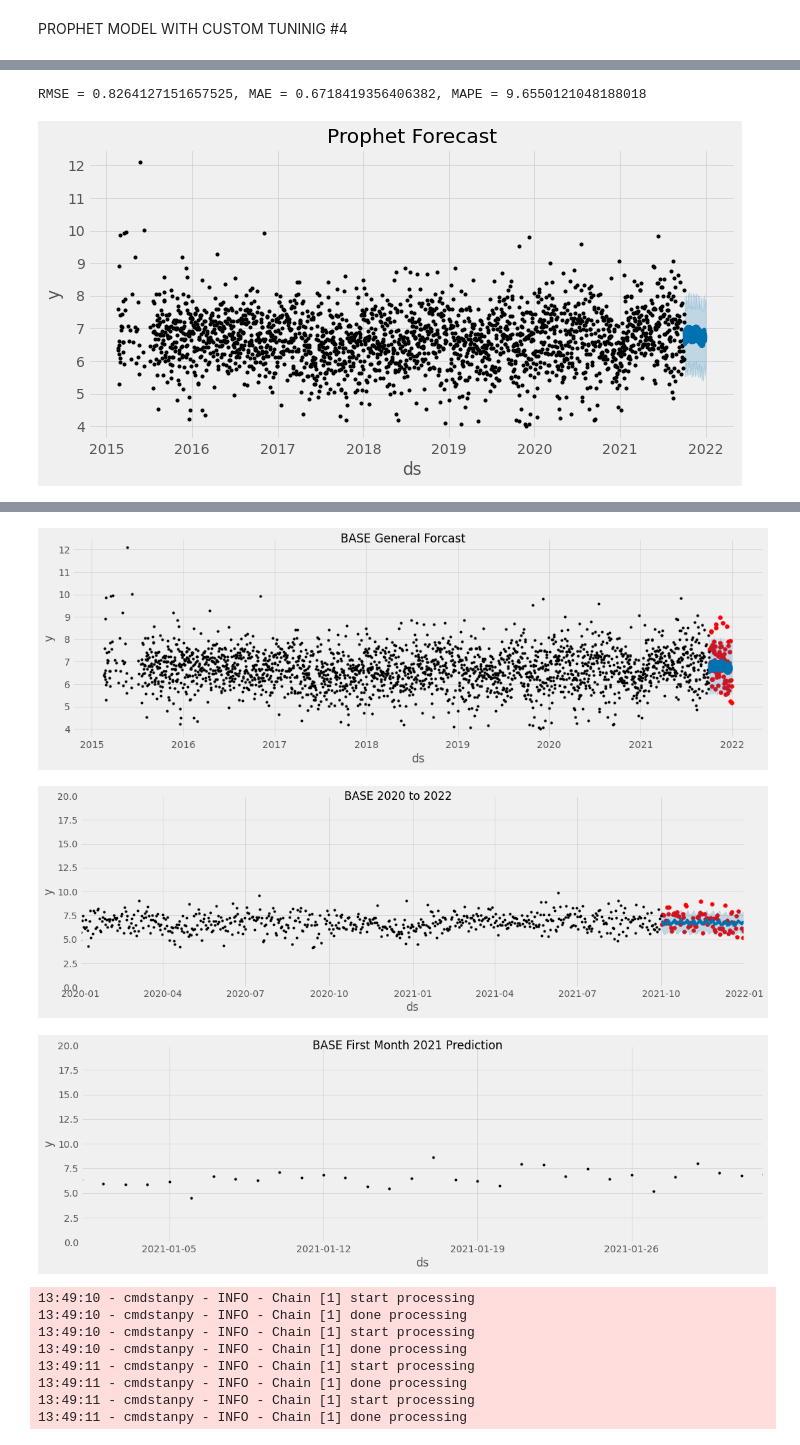
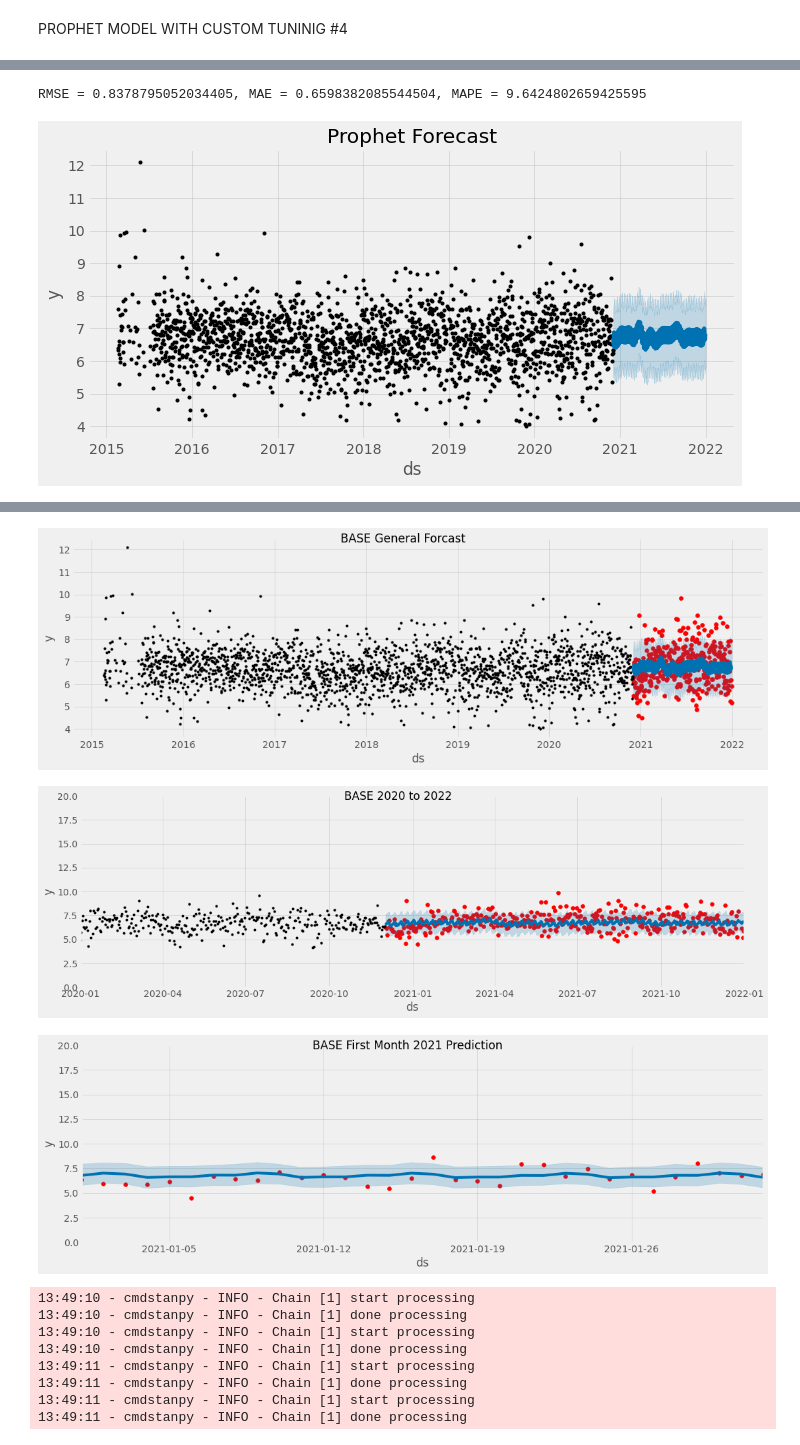
Before and after one commit to patrickmcalinden/kaggle_ml_sleep, a Jupyter notebook: kaggle_ml_sleep.ipynb, the cells around one changed output, grey strips where cells are left out. Saved outputs shown, nothing was run; the diff lists cells and outputs as text; code cells hidden in the pictures.

```diff
--- a/kaggle_ml_sleep.ipynb
+++ b/kaggle_ml_sleep.ipynb
@@ -372,7 +379,7 @@ PROPHET MODEL WITH CUSTOM TUNINIG #4
 from prophet import Prophet
 import datetime
 
-split_date_2 = '01-OCT-2021'
+split_date_2 = '01-DEC-2020'
 data_train_2 = base_df.loc[base_df.index <= split_date_2].copy().add_suffix('_TRAIN')
 data_test_2 = base_df.loc[base_df.index > split_date_2].copy().add_suffix('_TEST')
 
@@ -456,2 +463,2 @@ forecast.to_csv('modded_prophet_outlierex_forecast.csv', index=False)
-RMSE = 0.8264127151657525, MAE = 0.6718419356406382, MAPE = 9.6550121048188018
+RMSE = 0.8378795052034405, MAE = 0.6598382085544504, MAPE = 9.6424802659425595
-[figure, old version]
+[figure, new version]
@@ -459,6 +466,6 @@ RMSE = 0.8264127151657525, MAE = 0.6718419356406382, MAPE = 9.6550121048188018
-[figure, old version]
+[figure, new version]
-[figure, old version]
+[figure, new version]
-[figure, old version]
+[figure, new version]
 # %%
 from prophet.diagnostics import cross_validation
 from prophet.diagnostics import performance_metrics
```
Also changed, not shown: parts of 3 cells of this notebook.
